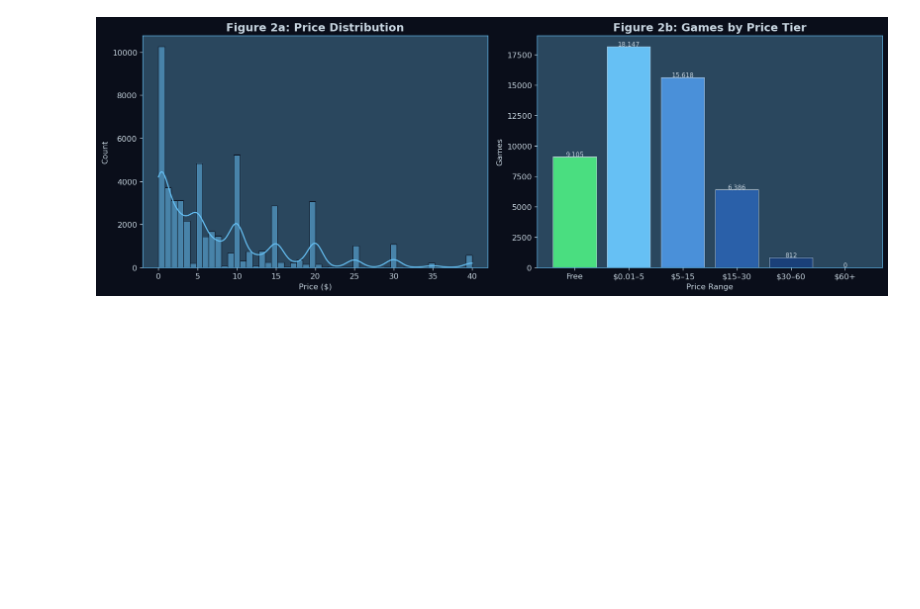
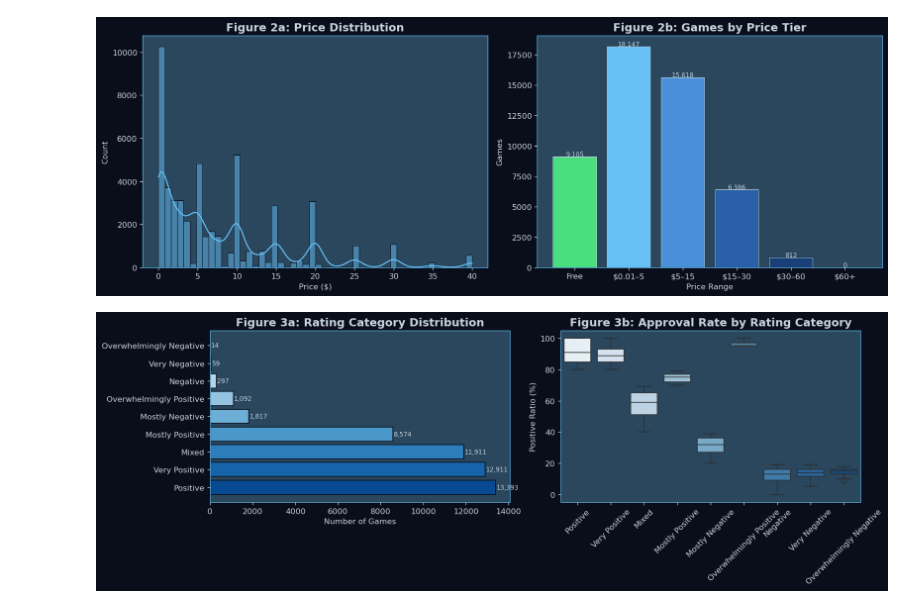
Before and after one commit to keshabbhattarai126/GamesRecommendationOnSteam, a Jupyter notebook: steam_game_recommender.ipynb, the cells around one changed output. Drawn from its saved outputs; the diff is of its cells as text; code cells hidden in the pictures; blank space fills up the shorter version.

Commit message:
rating distribution

```diff
--- a/steam_game_recommender.ipynb
+++ b/steam_game_recommender.ipynb
@@ -176,3 +176,27 @@ plt.savefig('fig02_price_analysis.png', bbox_inches='tight')
 plt.show()
 # %% [output]
 [figure]
+# %%
+# ── Figure 3: Rating Distribution ──
+fig, axes = plt.subplots(1,2,figsize=(14,5))
+rating_counts = games['rating'].value_counts()
+pal = sns.color_palette('Blues_r', len(rating_counts))
+
+axes[0].barh(rating_counts.index, rating_counts.values, color=pal, edgecolor=STEAM_DARK)
+axes[0].set_title('Figure 3a: Rating Category Distribution')
+axes[0].set_xlabel('Number of Games')
+for i,(idx,val) in enumerate(rating_counts.items()):
+    axes[0].text(val+30, i, f'{val:,}', va='center', fontsize=8)
+
+sns.boxplot(x='rating', y='positive_ratio', data=games, palette='Blues',
+            ax=axes[1], order=rating_counts.index)
+axes[1].set_title('Figure 3b: Approval Rate by Rating Category')
+axes[1].set_xlabel('')
+axes[1].set_ylabel('Positive Ratio (%)')
+axes[1].tick_params(axis='x', rotation=45)
+
+plt.tight_layout()
+plt.savefig('fig03_rating_analysis.png', bbox_inches='tight')
+plt.show()
+# %% [output]
+[figure, added]
```
